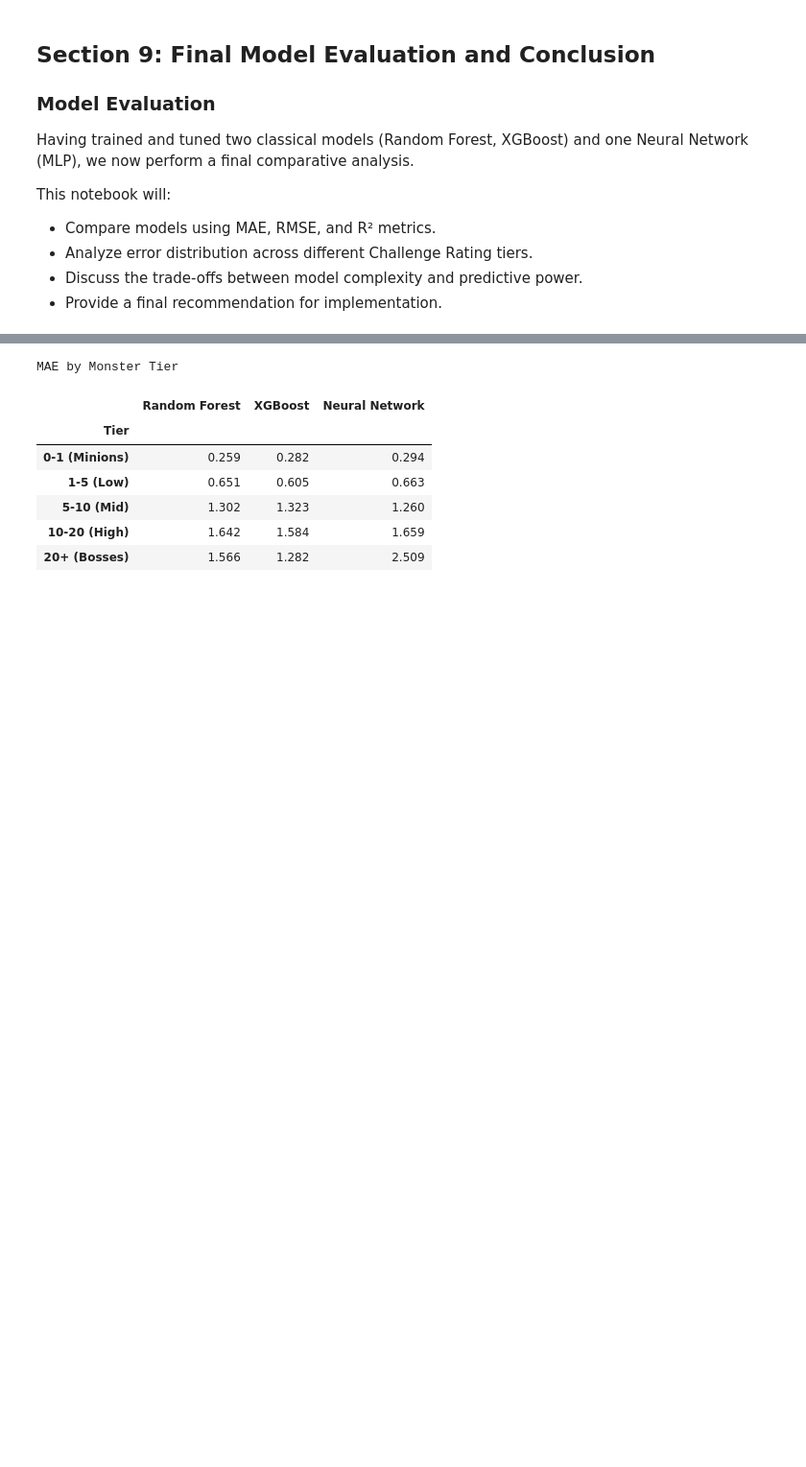
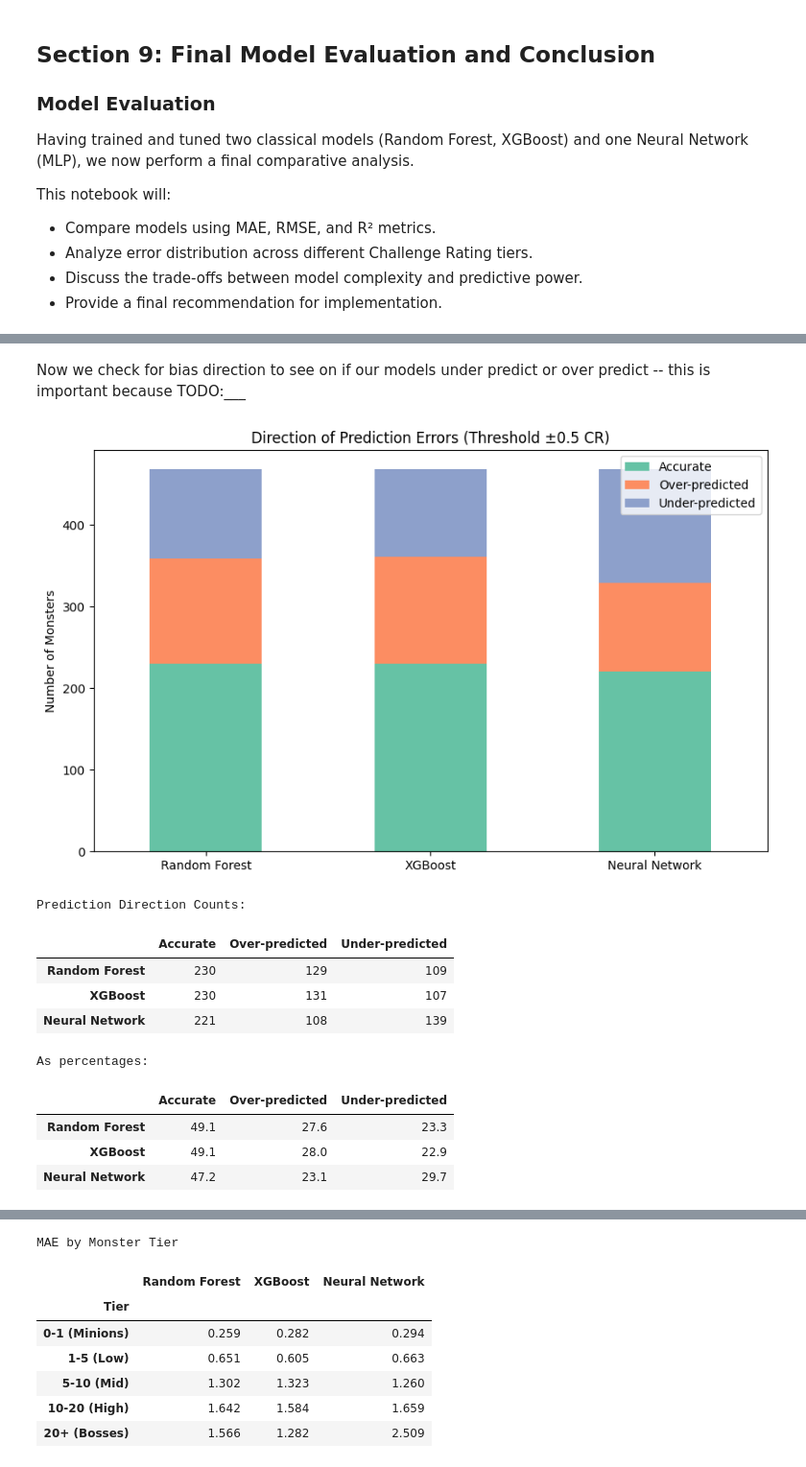
Before and after one commit to adg30/INTSY-MCO, a Jupyter notebook: notebooks/09_evaluation_and_conclusion.ipynb, the cells around one changed output, grey strips where cells are left out. Shown at 96% size. Drawn from its saved outputs; the diff is of its cells as text; code cells hidden in the pictures; blank space fills up the shorter version.

```diff
--- a/notebooks/09_evaluation_and_conclusion.ipynb
+++ b/notebooks/09_evaluation_and_conclusion.ipynb
@@ -221,0 +244,36 @@ Neural Network:
+# %% [markdown]
+Now we check for bias direction to see on if our models under predict or over predict -- this is important because TODO:___
+# %%
+bias_df = pd.DataFrame()
+for model_name in ['Random Forest', 'XGBoost', 'Neural Network']:
+    errors = results_df[model_name] - results_df['Actual']
+    bias_df[model_name] = [
+        'Under-predicted' if x < -0.5 else 'Over-predicted' if x > 0.5 else 'Accurate'
+        for x in errors
+    ]
+
+bias_summary = bias_df.apply(pd.Series.value_counts).T
+
+bias_summary.plot(kind='bar', stacked=True, figsize=(10, 6),
+                  color=['#66c2a5', '#fc8d62', '#8da0cb'])
+plt.title('Direction of Prediction Errors (Threshold ±0.5 CR)')
+plt.ylabel('Number of Monsters')
+plt.xticks(rotation=0)
+plt.show()
+
+print("Prediction Direction Counts:")
+display(bias_summary)
+print("\nAs percentages:")
+display((bias_summary.div(bias_summary.sum(axis=1), axis=0) * 100).round(1))
+# %% [output]
+[figure, added]
+Prediction Direction Counts:
+|  | Accurate | Over-predicted | Under-predicted |
+| Random Forest | 230 | 129 | 109 |
+| XGBoost | 230 | 131 | 107 |
+| Neural Network | 221 | 108 | 139 |
+As percentages:
+|  | Accurate | Over-predicted | Under-predicted |
+| Random Forest | 49.1 | 27.6 | 23.3 |
+| XGBoost | 49.1 | 28.0 | 22.9 |
+| Neural Network | 47.2 | 23.1 | 29.7 |
```
Also changed, not shown: parts of 37 cells of this notebook.
